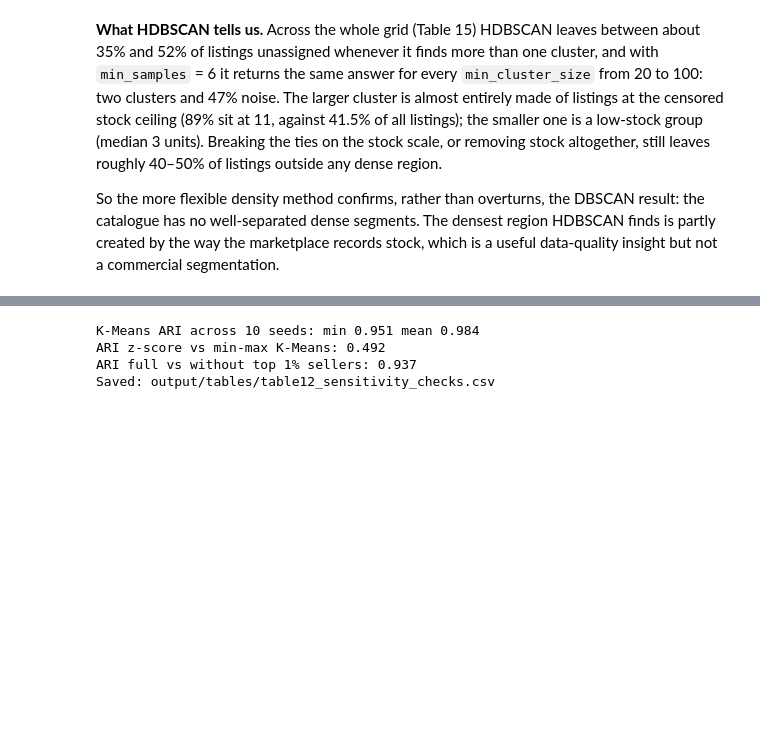
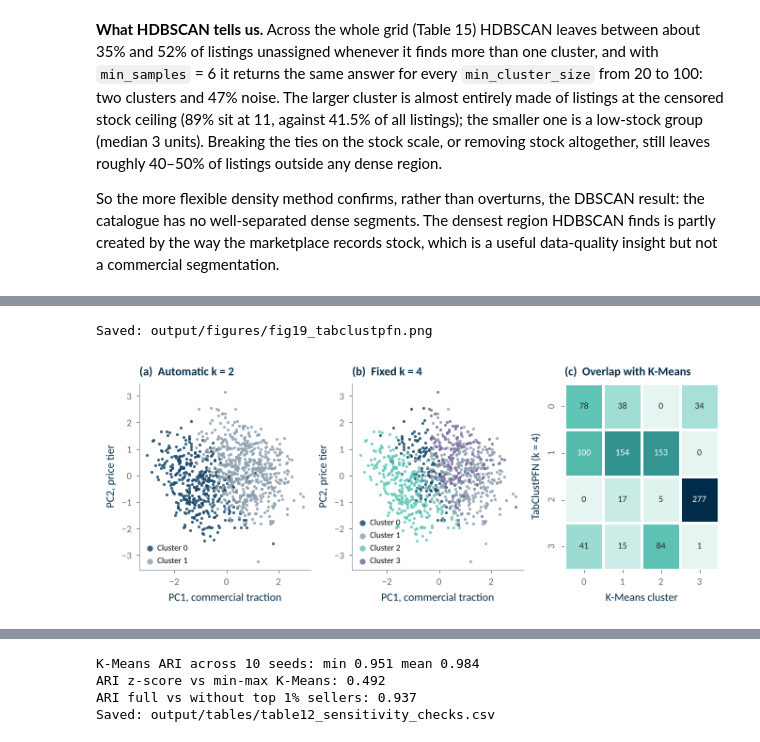
Before and after one commit to kvmmn/_COM7022_MachineLearning, a Jupyter notebook: COM7022 - Assignment/COM7022_Clustering_25199053.ipynb, the cells around one changed output, grey strips where cells are left out. Drawn from its saved outputs; the diff is of its cells as text; code cells hidden in the pictures; blank space fills up the shorter version.

```diff
--- a/COM7022 - Assignment/COM7022_Clustering_25199053.ipynb
+++ b/COM7022 - Assignment/COM7022_Clustering_25199053.ipynb
@@ -1170,0 +1306,20 @@ So the more flexible density method confirms, rather than overturns, the DBSCAN
+# %%
+# Figure 19: TabClustPFN partitions on the PCA plane, and how the k = 4 version maps onto K-Means
+fig, axes = plt.subplots(1, 3, figsize=(TEXT_WIDTH, 2.6), gridspec_kw={"width_ratios": [1, 1, 0.9]})
+tcp_colours = [MIDNIGHT_SOFT, "#8FA3B1", TIFFANY, "#7D6B9E"]   # neutral: segment colours stay reserved for K-Means
+plot_clusters_pca(axes[0], df["tabclustpfn"].values, "(a)  Automatic k = " + str(k_auto), colours=tcp_colours)
+plot_clusters_pca(axes[1], df["tabclustpfn_k4"].values, "(b)  Fixed k = " + str(K_FINAL), colours=tcp_colours)
+cross = pd.crosstab(df["tabclustpfn_k4"], df["kmeans"])
+sns.heatmap(cross, annot=True, fmt="d", cmap=ARDEN_CMAP, cbar=False, linewidths=1, linecolor="white",
+            annot_kws={"fontsize": 7}, ax=axes[2])
+axes[2].set_xlabel("K-Means cluster")
+axes[2].set_ylabel("TabClustPFN (k = 4)")
+axes[2].grid(False)
+panel(axes[2], "c", "Overlap with K-Means")
+for ax in axes[:2]:
+    ax.legend(loc="lower left", markerscale=2, fontsize=6.5, handletextpad=0.2, borderaxespad=0.1)
+save_figure(fig, "fig19_tabclustpfn.png")
+plt.show()
+# %% [output]
+Saved: output/figures/fig19_tabclustpfn.png
+[figure, added]
```
Also changed, not shown: parts of 12 cells of this notebook, 29 other files.
